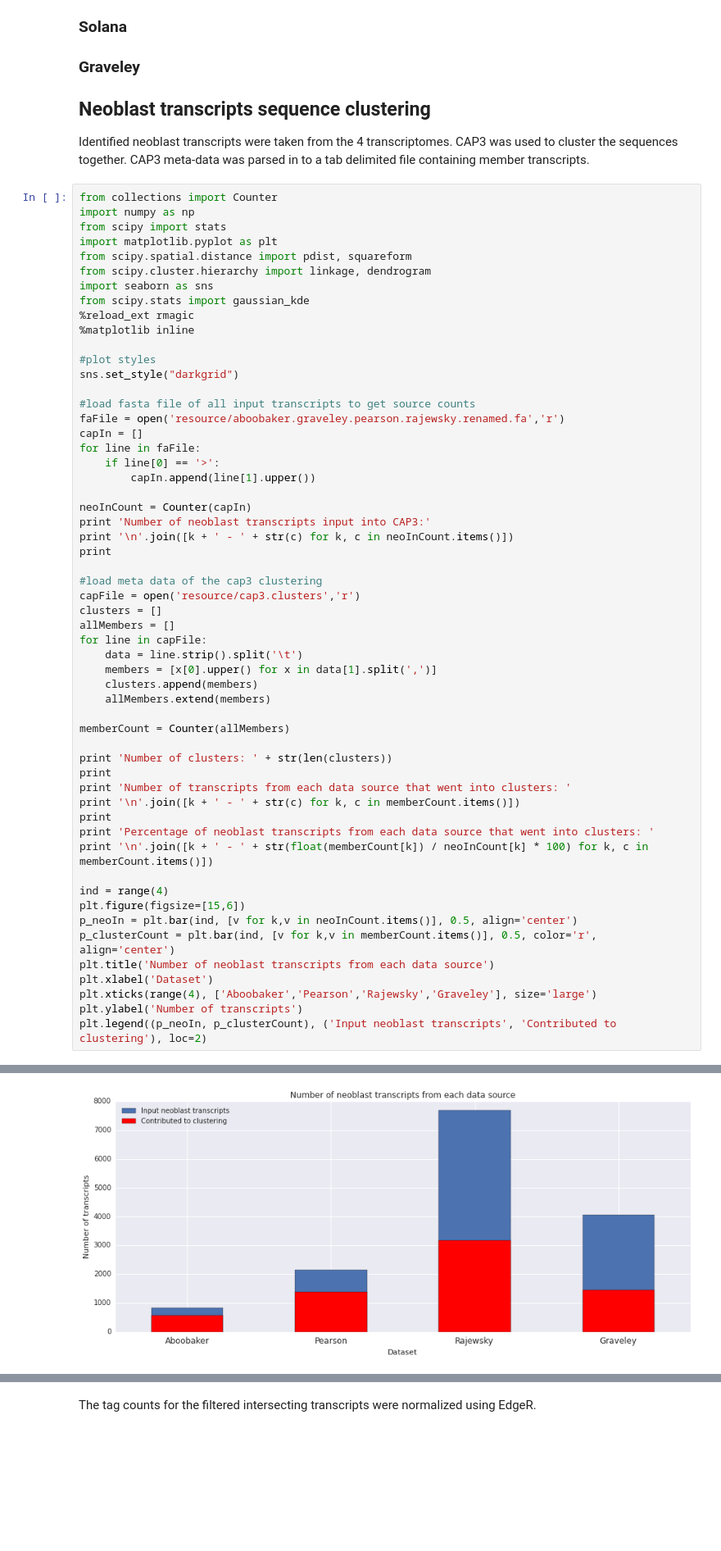
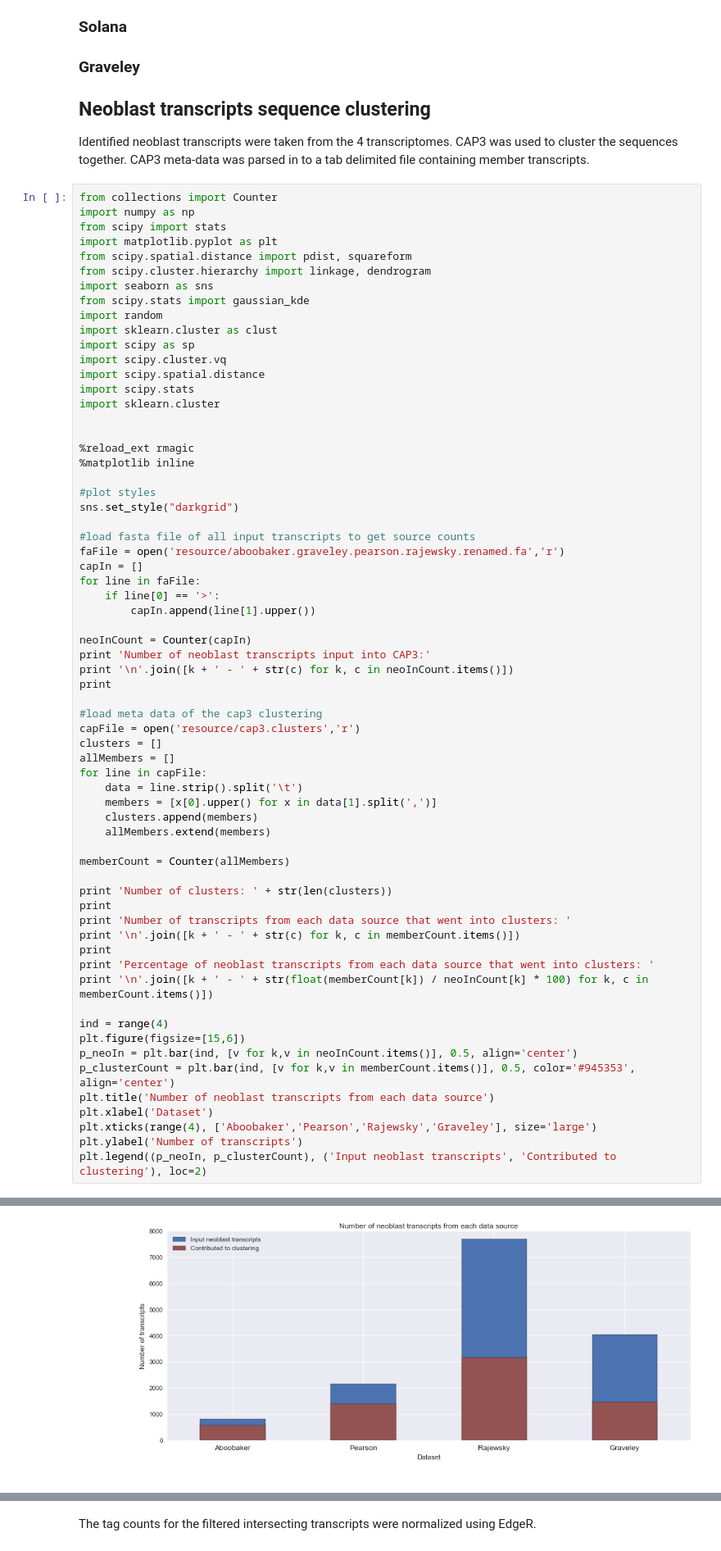
Before and after one commit to damiankao/smed-neoblast-analysis, a Jupyter notebook: Neoblast.ipynb, the cells around one changed output, grey strips where cells are left out. Shown: that part at 82% size. Drawn from its saved outputs; the diff is of its cells as text; blank space fills up the shorter version.

```diff
--- a/Neoblast.ipynb
+++ b/Neoblast.ipynb
@@ -32,6 +32,15 @@ from scipy.spatial.distance import pdist, squareform
 from scipy.cluster.hierarchy import linkage, dendrogram
 import seaborn as sns
 from scipy.stats import gaussian_kde
+import random
+import sklearn.cluster as clust
+import scipy as sp
+import scipy.cluster.vq
+import scipy.spatial.distance
+import scipy.stats
+import sklearn.cluster
+
+
 %reload_ext rmagic
 %matplotlib inline
 
@@ -72,35 +81,35 @@ print '\n'.join([k + ' - ' + str(float(memberCount[k]) / neoInCount[k] * 100) fo
 
 ind = range(4)
 plt.figure(figsize=[15,6])
 p_neoIn = plt.bar(ind, [v for k,v in neoInCount.items()], 0.5, align='center')
-p_clusterCount = plt.bar(ind, [v for k,v in memberCount.items()], 0.5, color='r', align='center')
+p_clusterCount = plt.bar(ind, [v for k,v in memberCount.items()], 0.5, color='#945353', align='center')
 plt.title('Number of neoblast transcripts from each data source')
 plt.xlabel('Dataset')
 plt.xticks(range(4), ['Aboobaker','Pearson','Rajewsky','Graveley'], size='large')
 plt.ylabel('Number of transcripts')
 plt.legend((p_neoIn, p_clusterCount), ('Input neoblast transcripts', 'Contributed to clustering'), loc=2)
 # %% [output]
 Number of neoblast transcripts input into CAP3:
 A - 823
 P - 2147
 R - 7696
 G - 4056
 
 Number of clusters: 2577
 
 Number of transcripts from each data source that went into clusters:
 A - 575
 P - 1382
 R - 3172
 G - 1460
 
 Percentage of neoblast transcripts from each data source that went into clusters:
 A - 69.8663426488
 P - 64.3688868188
 R - 41.2162162162
 G - 35.9960552268
 <matplotlib.legend.Legend at 0x...>
-[figure, old version]
+[figure, new version]
 # %% [markdown]
 ## Data remapping
 Illumina reads were mapped with Bowtie2 to a consolidated transcriptome described in (citation). ABI SOLiD reads were mapped with ABI LifeScope to the consolidated transcriptome. HTseq-count was then used on the mapping files to obtain tag counts of uniquely mapped reads with a mapping quality of more than 30. The raw counts were consolidated into a tab delmited file, `all.count`.
```
Also changed, not shown: parts of 12 cells of this notebook.
